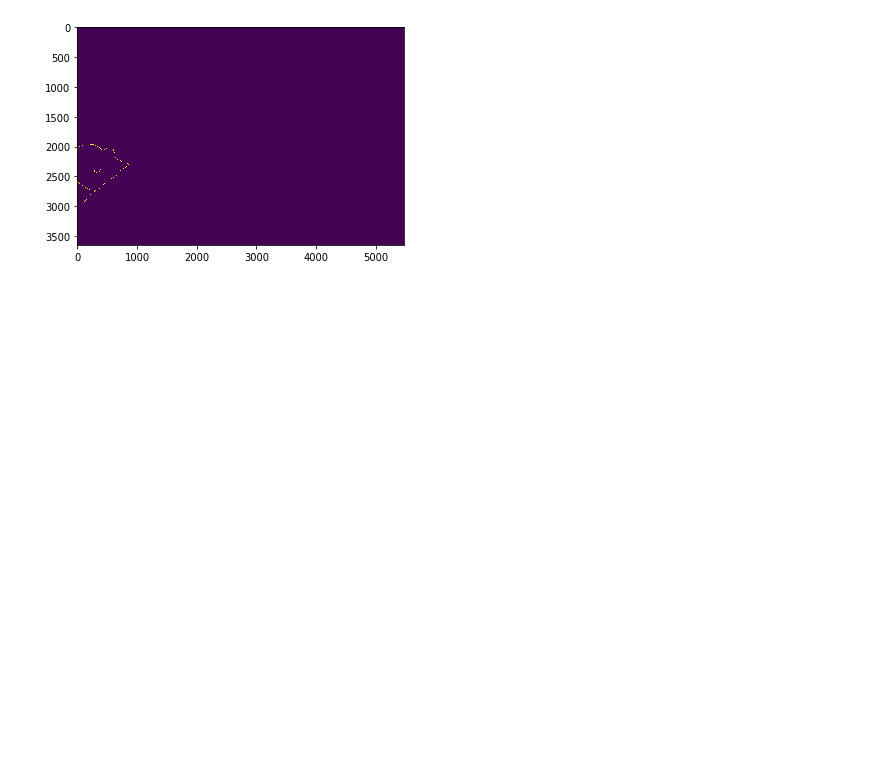
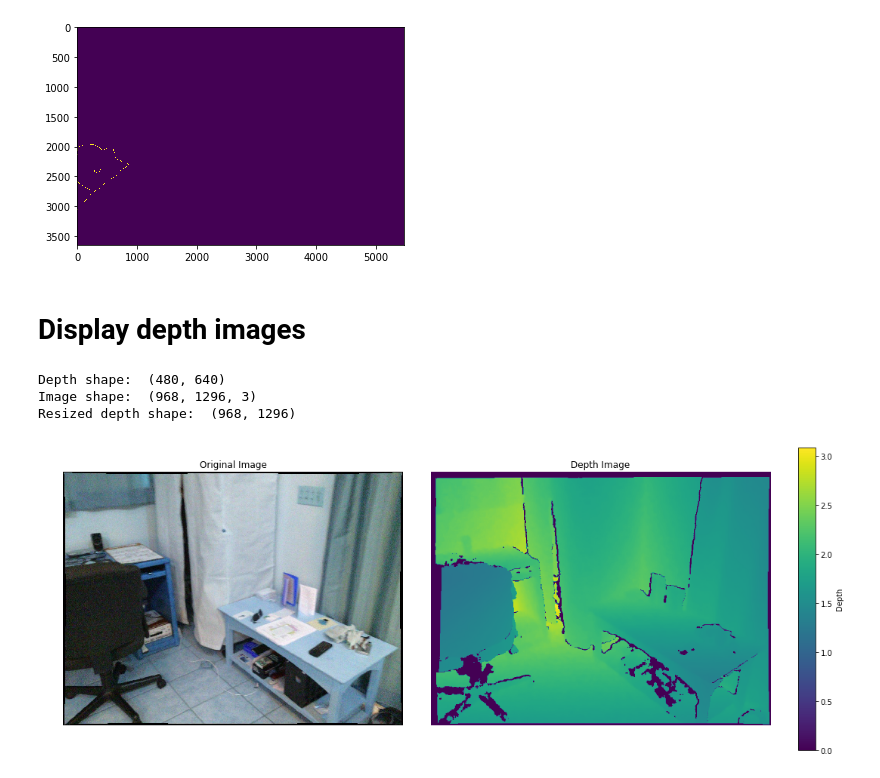
Before and after one commit to ZhiangChen/SegMo3D, a Jupyter notebook: semantic_SfM/ssfm/display_image_segmentation.ipynb, the cells around one changed output. Saved outputs shown, nothing was run; the diff lists cells and outputs as text; code cells hidden in the pictures; blank space fills up the shorter version.

```diff
--- a/semantic_SfM/ssfm/display_image_segmentation.ipynb
+++ b/semantic_SfM/ssfm/display_image_segmentation.ipynb
@@ -355,3 +356,5 @@ display_mask_diff(mask1, mask2)
 [figure]
 [figure]
 [figure]
+# %% [markdown]
+# Display depth images
@@ -357,0 +366,45 @@ display_mask_diff(mask1, mask2)
+# %%
+def display_image_and_depth(image, depth):
+    fig, axs = plt.subplots(1, 3, figsize=(15, 6), gridspec_kw={'width_ratios': [1, 1, 0.05]})
+
+    # Display the original image
+    axs[0].imshow(image)
+    axs[0].set_title("Original Image")
+    axs[0].axis('off')
+
+    # Display the depth image with color map
+    depth_img = axs[1].imshow(depth, cmap='viridis')
+    axs[1].set_title("Depth Image")
+    axs[1].axis('off')
+
+    # Add color bar
+    cbar = plt.colorbar(depth_img, cax=axs[2])
+    cbar.set_label('Depth')
+
+    plt.tight_layout()
+    plt.show()
+# %%
+depth_file = "../../data/scene0000_00/associations/depth/0.npy"
+image_file = "../../data/scene0000_00/photos/0.jpg"
+
+assert os.path.exists(depth_file), "The depth file does not exist."
+assert os.path.exists(image_file), "The image file does not exist."
+
+depth = np.load(depth_file)
+image = cv2.imread(image_file)
+
+print("Depth shape: ", depth.shape)
+print("Image shape: ", image.shape)
+
+# if the dimensions of the depth and image are not the same, resize the depth to the size of the image
+if depth.shape[0] != image.shape[0] or depth.shape[1] != image.shape[1]:
+    depth = cv2.resize(depth, (image.shape[1], image.shape[0]))
+    print("Resized depth shape: ", depth.shape)
+# %% [output]
+Depth shape:  (480, 640)
+Image shape:  (968, 1296, 3)
+Resized depth shape:  (968, 1296)
+# %%
+display_image_and_depth(image, depth)
+# %% [output]
+[figure, added]
```
Also changed, not shown: parts of 4 cells of this notebook, 14 other files.
